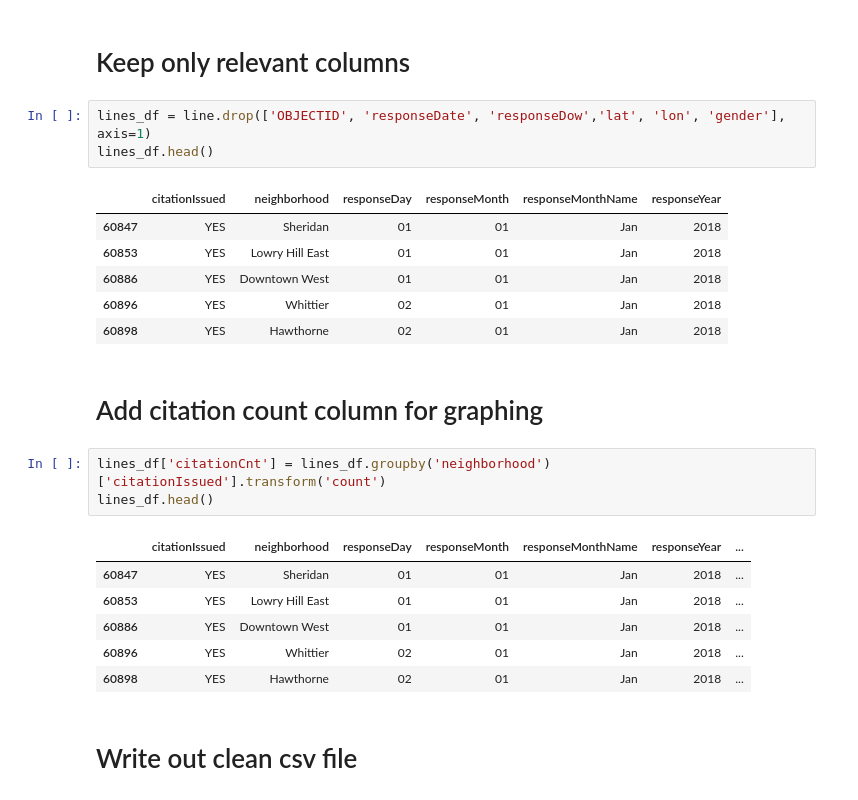
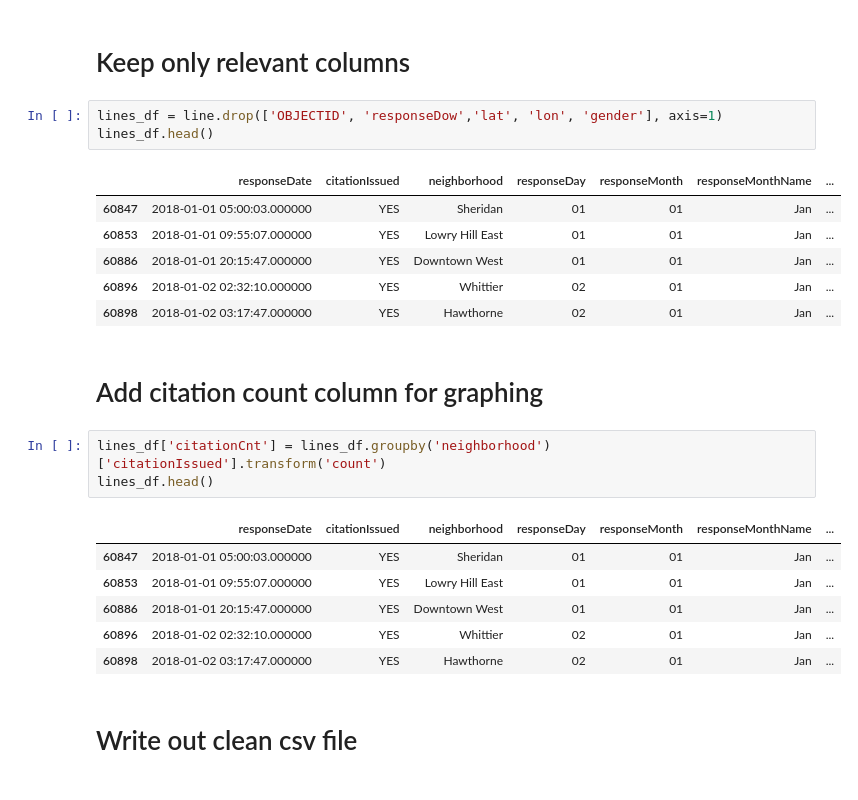
Before and after one commit to mccallkm/Minneapolis-Traffic-Stop-Data-Analysis, a Jupyter notebook: clean_data.ipynb, the cells around one changed output. Drawn from its saved outputs; the diff is of its cells as text.

Commit message:
adding responseDate to citation data

```diff
--- a/clean_data.ipynb
+++ b/clean_data.ipynb
@@ -371,27 +372,27 @@ line.tail()
 # %% [markdown]
 # Keep only relevant columns
 # %%
-lines_df = line.drop(['OBJECTID', 'responseDate', 'responseDow','lat', 'lon', 'gender'], axis=1)
+lines_df = line.drop(['OBJECTID', 'responseDow','lat', 'lon', 'gender'], axis=1)
 lines_df.head()
 # %% [output]
-|  | citationIssued | neighborhood | responseDay | responseMonth | responseMonthName | responseYear |
-| 60847 | YES | Sheridan | 01 | 01 | Jan | 2018 |
-| 60853 | YES | Lowry Hill East | 01 | 01 | Jan | 2018 |
-| 60886 | YES | Downtown West | 01 | 01 | Jan | 2018 |
-| 60896 | YES | Whittier | 02 | 01 | Jan | 2018 |
-| 60898 | YES | Hawthorne | 02 | 01 | Jan | 2018 |
+|  | responseDate | citationIssued | neighborhood | responseDay | responseMonth | responseMonthName | ... |
+| 60847 | 2018-01-01 05:00:03.000000 | YES | Sheridan | 01 | 01 | Jan | ... |
+| 60853 | 2018-01-01 09:55:07.000000 | YES | Lowry Hill East | 01 | 01 | Jan | ... |
+| 60886 | 2018-01-01 20:15:47.000000 | YES | Downtown West | 01 | 01 | Jan | ... |
+| 60896 | 2018-01-02 02:32:10.000000 | YES | Whittier | 02 | 01 | Jan | ... |
+| 60898 | 2018-01-02 03:17:47.000000 | YES | Hawthorne | 02 | 01 | Jan | ... |
 # %% [markdown]
 # Add citation count column for graphing
 # %%
 lines_df['citationCnt'] = lines_df.groupby('neighborhood')['citationIssued'].transform('count')
 lines_df.head()
 # %% [output]
-|  | citationIssued | neighborhood | responseDay | responseMonth | responseMonthName | responseYear | ... |
-| 60847 | YES | Sheridan | 01 | 01 | Jan | 2018 | ... |
-| 60853 | YES | Lowry Hill East | 01 | 01 | Jan | 2018 | ... |
-| 60886 | YES | Downtown West | 01 | 01 | Jan | 2018 | ... |
-| 60896 | YES | Whittier | 02 | 01 | Jan | 2018 | ... |
-| 60898 | YES | Hawthorne | 02 | 01 | Jan | 2018 | ... |
+|  | responseDate | citationIssued | neighborhood | responseDay | responseMonth | responseMonthName | ... |
+| 60847 | 2018-01-01 05:00:03.000000 | YES | Sheridan | 01 | 01 | Jan | ... |
+| 60853 | 2018-01-01 09:55:07.000000 | YES | Lowry Hill East | 01 | 01 | Jan | ... |
+| 60886 | 2018-01-01 20:15:47.000000 | YES | Downtown West | 01 | 01 | Jan | ... |
+| 60896 | 2018-01-02 02:32:10.000000 | YES | Whittier | 02 | 01 | Jan | ... |
+| 60898 | 2018-01-02 03:17:47.000000 | YES | Hawthorne | 02 | 01 | Jan | ... |
 # %% [markdown]
 # Write out clean csv file
 # %%
```
Also changed, not shown: parts of 1 cell of this notebook, 4 other files.
